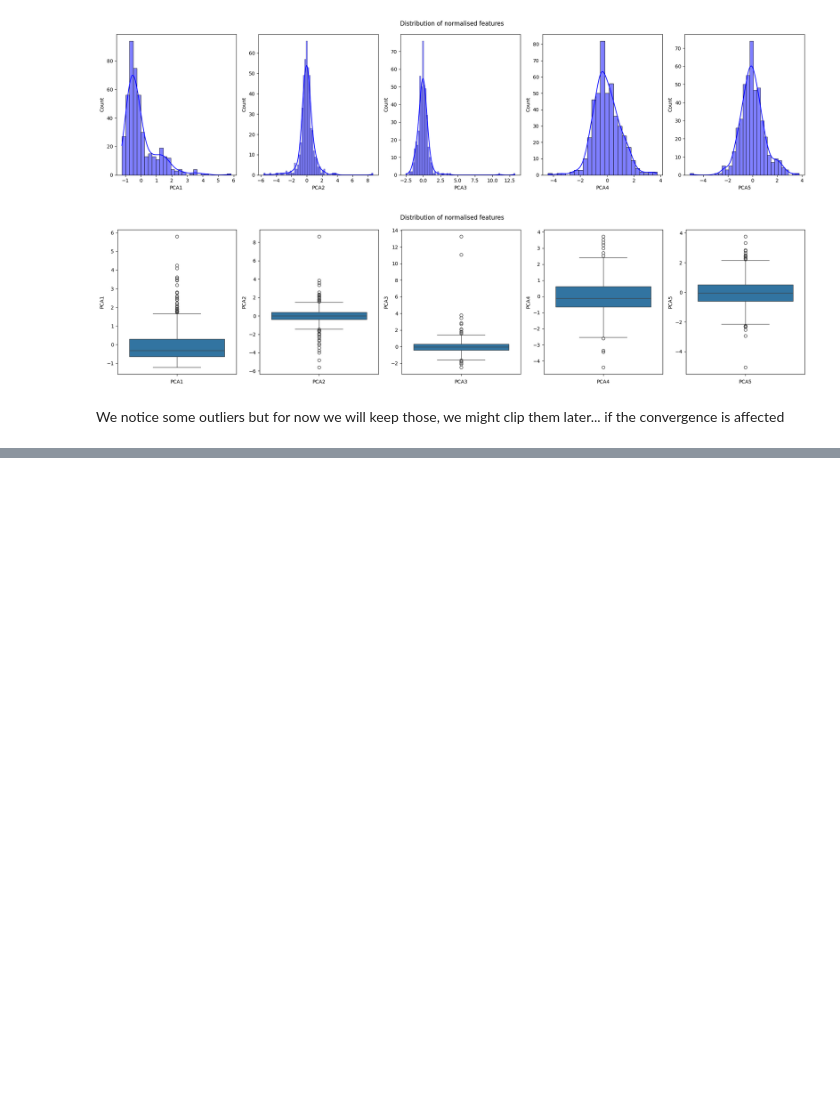
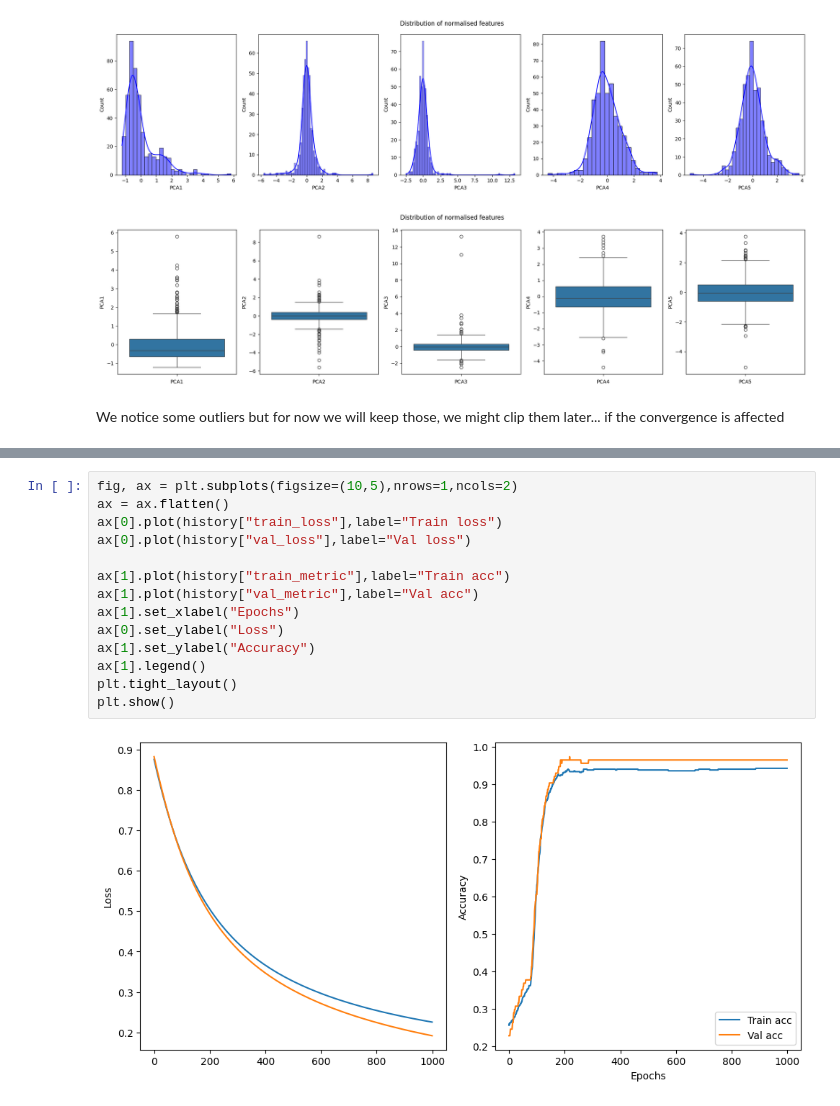
Before and after one commit to ignasiialemany/website_posts, a Jupyter notebook: LogisticRegression.ipynb, the cells around one changed output, grey strips where cells are left out. Saved outputs shown, nothing was run; the diff lists cells and outputs as text; blank space fills up the shorter version.

```diff
--- a/LogisticRegression.ipynb
+++ b/LogisticRegression.ipynb
@@ -242,0 +291,16 @@ def train_model(model, X_train, y_train, X_test, y_test, epochs=100, lr=0.01):
+# %%
+fig, ax = plt.subplots(figsize=(10,5),nrows=1,ncols=2)
+ax = ax.flatten()
+ax[0].plot(history["train_loss"],label="Train loss")
+ax[0].plot(history["val_loss"],label="Val loss")
+
+ax[1].plot(history["train_metric"],label="Train acc")
+ax[1].plot(history["val_metric"],label="Val acc")
+ax[1].set_xlabel("Epochs")
+ax[0].set_ylabel("Loss")
+ax[1].set_ylabel("Accuracy")
+ax[1].legend()
+plt.tight_layout()
+plt.show()
+# %% [output]
+[figure, added]
```
Also changed, not shown: parts of 4 cells of this notebook.
